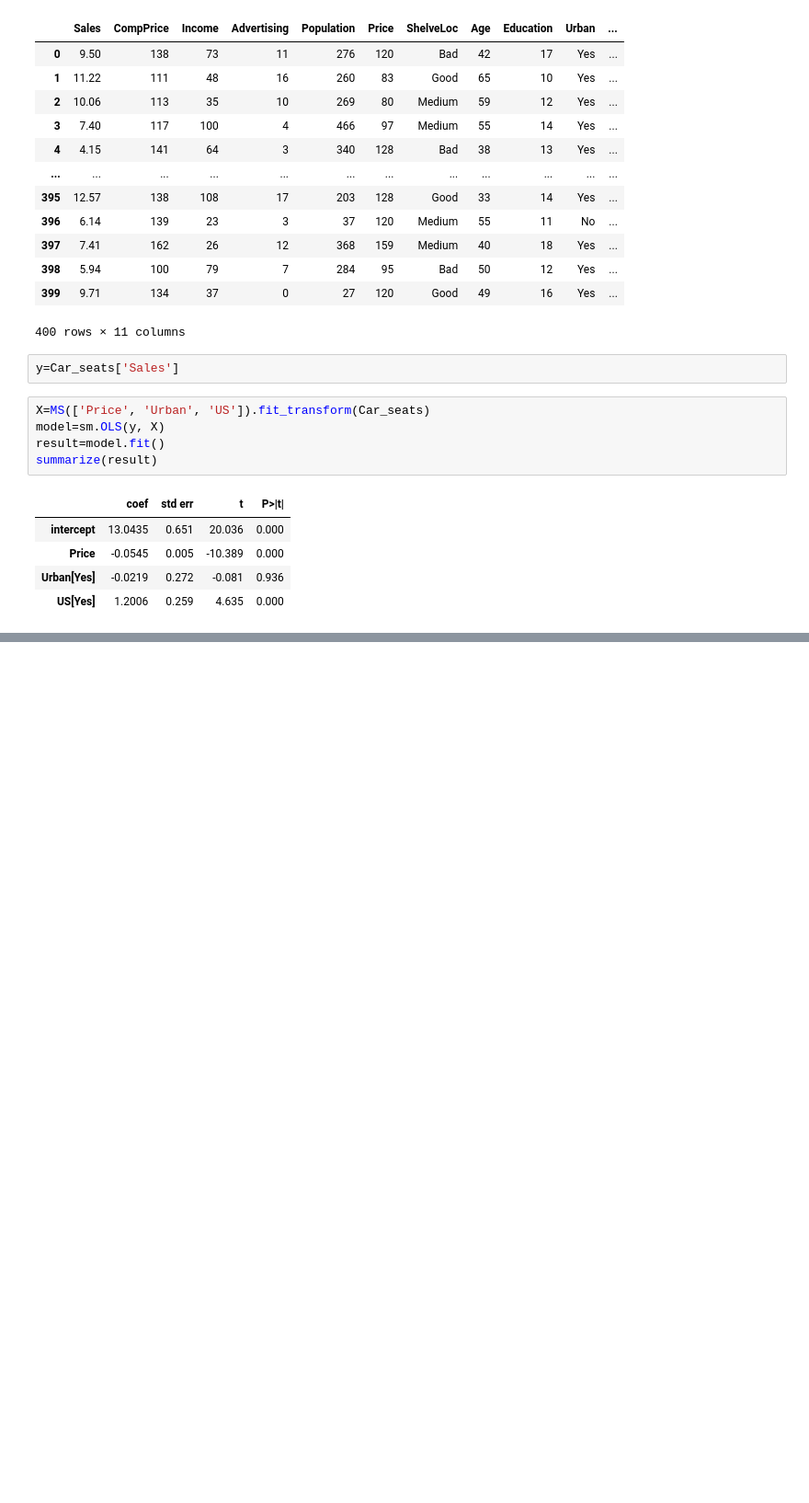
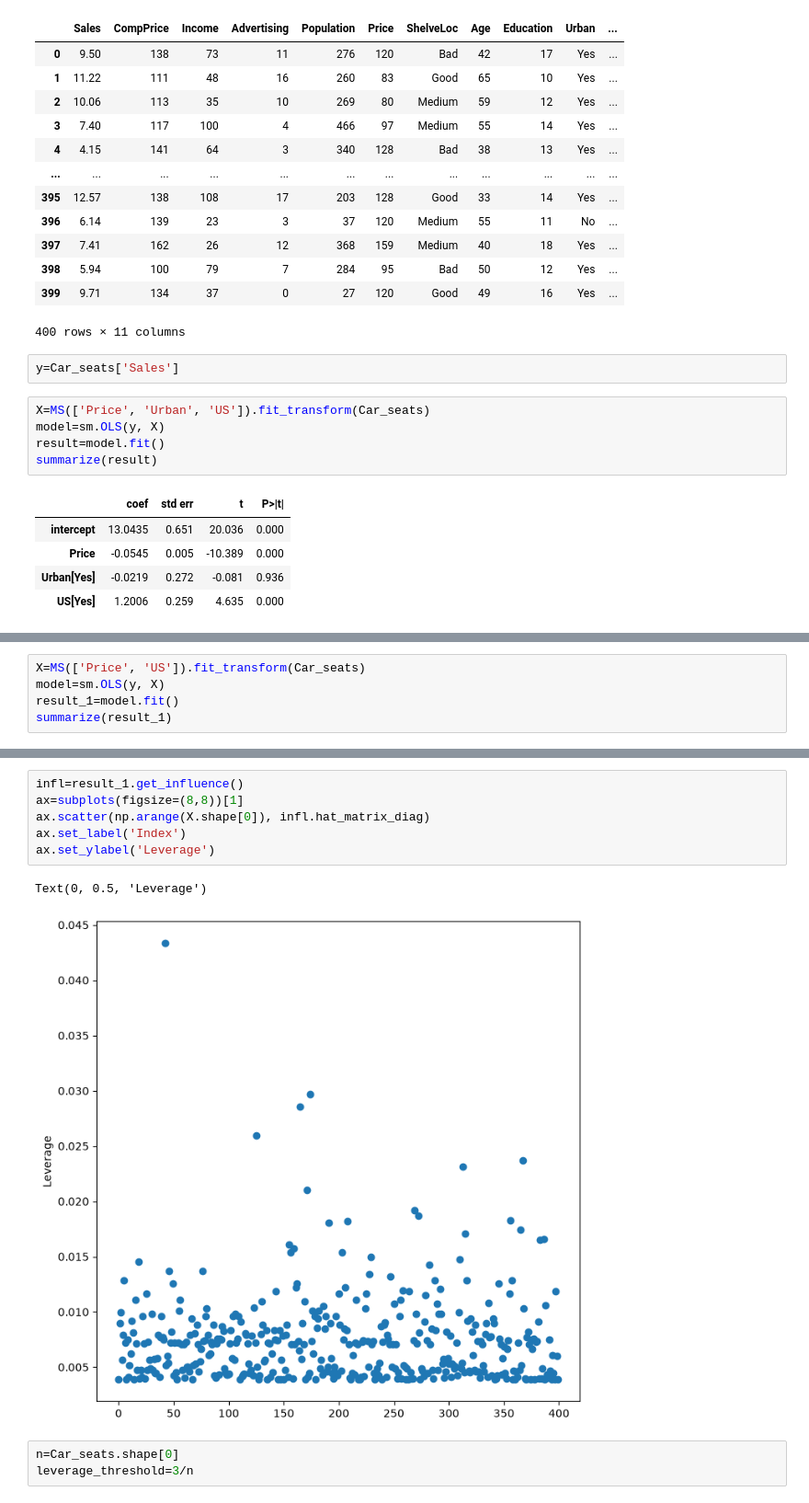
Before and after one commit to Mussab157/ISLP, a Jupyter notebook: Chapter3/ch3_applied.ipynb, the cells around one changed output, grey strips where cells are left out. Shown at 92% size. Drawn from its saved outputs; the diff is of its cells as text; blank space fills up the shorter version.

```diff
--- a/Chapter3/ch3_applied.ipynb
+++ b/Chapter3/ch3_applied.ipynb
@@ -397,0 +406,5 @@ Stores located in the US sell 1.2006 units more (about 1,201 car seats) than sto
+# %%
+X=MS(['Price', 'US']).fit_transform(Car_seats)
+model=sm.OLS(y, X)
+result_1=model.fit()
+summarize(result_1)
@@ -397,0 +430,12 @@ Stores located in the US sell 1.2006 units more (about 1,201 car seats) than sto
+# %%
+infl=result_1.get_influence()
+ax=subplots(figsize=(8,8))[1]
+ax.scatter(np.arange(X.shape[0]), infl.hat_matrix_diag)
+ax.set_label('Index')
+ax.set_ylabel('Leverage')
+# %% [output]
+Text(0, 0.5, 'Leverage')
+[figure, added]
+# %%
+n=Car_seats.shape[0]
+leverage_threshold=3/n
```
Also changed, not shown: parts of 8 cells of this notebook.
